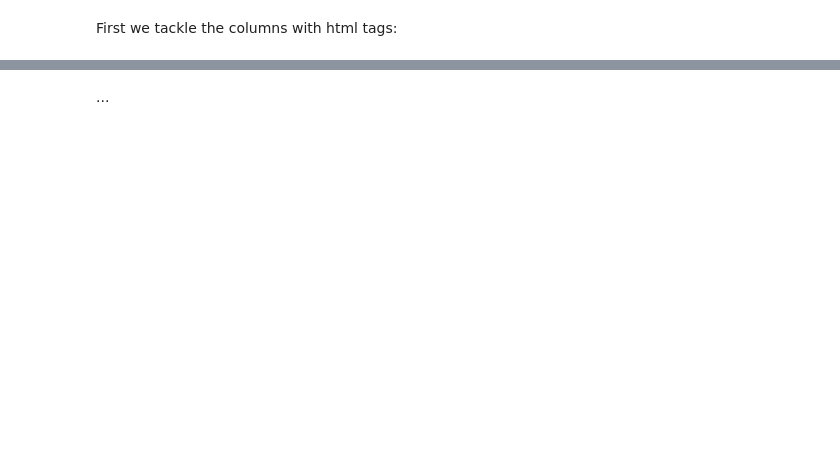
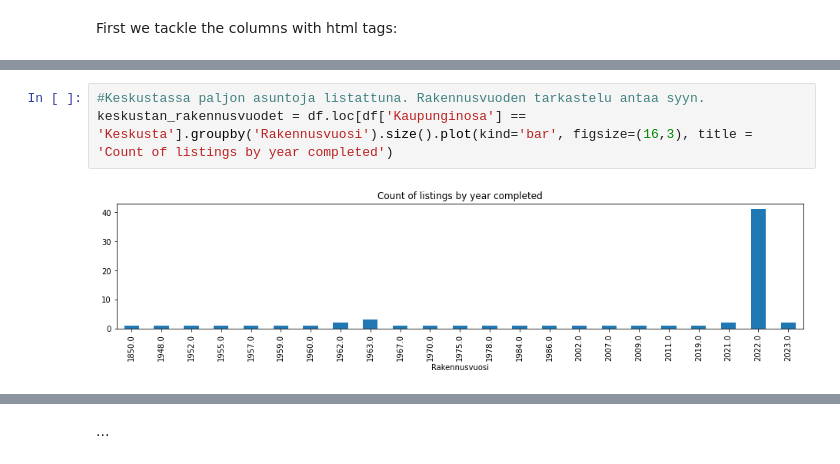
Before and after one commit to nikolr/Real-estate, a Jupyter notebook: Real estate data cleaning.ipynb, the cells around one changed output, grey strips where cells are left out. Drawn from its saved outputs; the diff is of its cells as text; blank space fills up the shorter version.

```diff
--- a/Real estate data cleaning.ipynb
+++ b/Real estate data cleaning.ipynb
@@ -124,0 +204,5 @@ display(df.describe())
+# %%
+#Keskustassa paljon asuntoja listattuna. Rakennusvuoden tarkastelu antaa syyn.
+keskustan_rakennusvuodet = df.loc[df['Kaupunginosa'] == 'Keskusta'].groupby('Rakennusvuosi').size().plot(kind='bar', figsize=(16,3), title = 'Count of listings by year completed')
+# %% [output]
+[figure, added]
```
Also changed, not shown: parts of 16 cells of this notebook.
